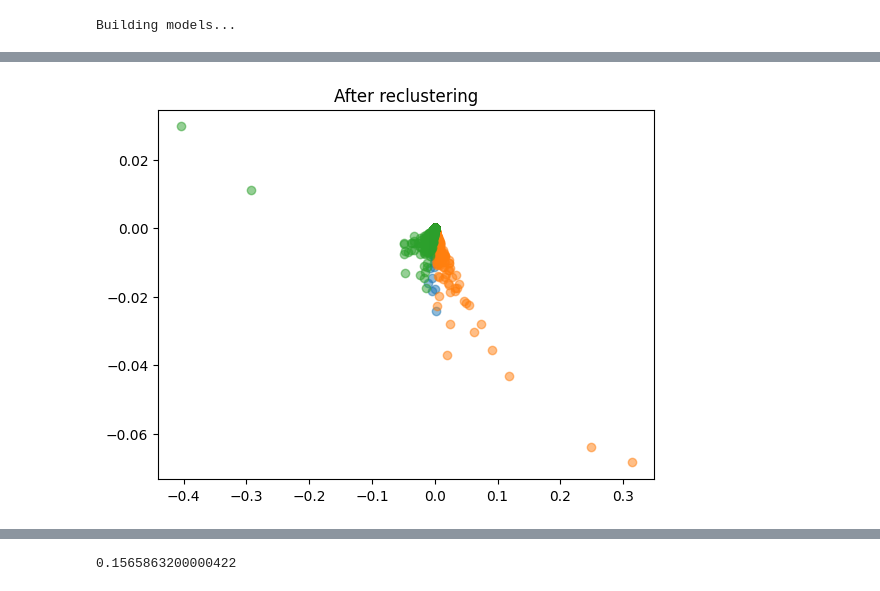
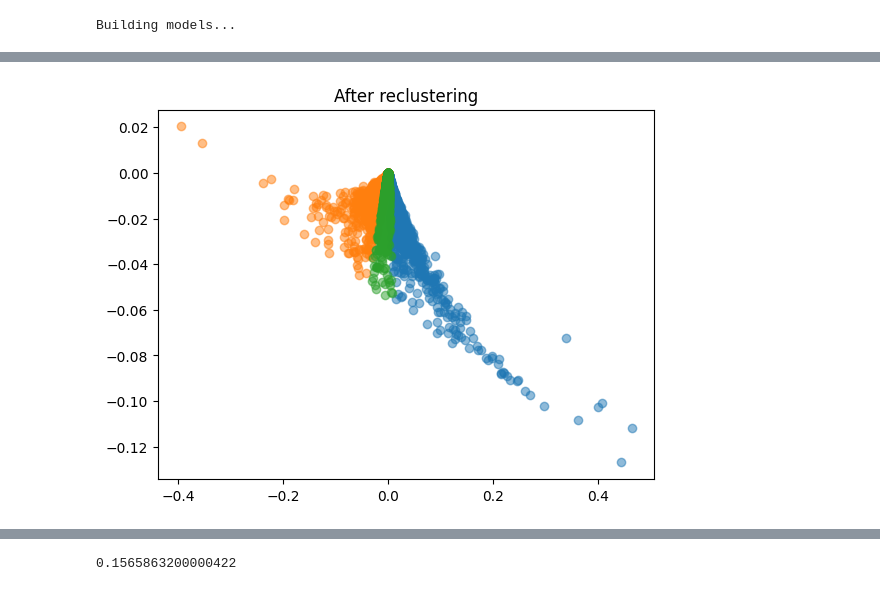
Before and after one commit to yy214/cluster-for-opt, a Jupyter notebook: clustering_for_opt.ipynb, the cells around one changed output, grey strips where cells are left out. Cells and saved outputs as stored; diff of their text form; code cells hidden in the pictures.

```diff
--- a/clustering_for_opt.ipynb
+++ b/clustering_for_opt.ipynb
@@ -180,7 +180,7 @@ from cluster_tools import kmeans_cos_elbow
 cos_clusters = get_clusters(dataset, logistic_label_01_process, kmeans_cos_elbow)
 cosine_cluster_sampler = ClusterSampler(N, BATCH_SIZE, cos_clusters)
 for i in range(cosine_cluster_sampler.cluster_count):
-    selected = compressed_labeled[cosine_cluster_sampler.clusters[i]]
+    selected = compressed_data[cosine_cluster_sampler.clusters[i]]
     plt.scatter(selected[:,0], selected[:,1])
 # plt.scatter(compressed_data[mask_0,0], compressed_data[mask_0,1], color="white", alpha=0.1)
 plt.show()
@@ -189,11 +189,11 @@ plt.show()
 # %% [markdown]
 Solvers
 # %%
-def get_grad(batch, labels, model):
+def get_grad(batch, labels, model, criterion=log_01_criterion):
     ret = np.zeros_like(batch)
     for i, (elem, lab) in enumerate(zip(batch, labels)):
         res = model(elem)
-        l = log_01_criterion(res, lab)
+        l = criterion(res, lab)
         model.zero_grad()
         l.backward()
         ret[i] = (next(model.parameters()).grad.data.detach().numpy().squeeze())
@@ -269,8 +264,8 @@ close_cluster_labels = kmeans_cos_elbow(get_grad(clustered_data, full_labels, cl
 new_cluster_sampler = ClusterSampler(N, BATCH_SIZE, close_cluster_labels)
 # %%
 for i in range(new_cluster_sampler.cluster_count):
-    selected = compressed_labeled[new_cluster_sampler.clusters[i]]
+    selected = compressed_data[new_cluster_sampler.clusters[i]]
     plt.scatter(selected[:,0], selected[:,1])
-plt.scatter(compressed_labeled[mask_0,0], compressed_labeled[mask_0,1], color="white", alpha=0.1)
+plt.scatter(compressed_data[mask_0,0], compressed_data[mask_0,1], color="white", alpha=0.1)
 plt.show()
 # %% [output]
@@ -420,0 +290,19 @@ alt_solve_problem
+# %%
+from cluster_tools import display_clusters, approx_nearest_clustering
+
+close_gradients = get_grad(clustered_data, full_labels, close_model)
+
+# alt_cluster_labels = alt_elbow(labeled_data.detach().numpy())
+alt_cluster_labels = approx_nearest_clustering(close_gradients)
+alt_clusters = [[] for _ in range(max(alt_cluster_labels)+1)]
+for i, j in enumerate(alt_cluster_labels):
+    alt_clusters[j].append(i)
+
+display_clusters(close_gradients, alt_cluster_labels, max(alt_cluster_labels)+1)
+
+# get number of thing per batch
+v = np.zeros(len(alt_clusters))
+for i in range(len(alt_clusters)):
+    grads = np.mean(close_gradients[alt_clusters[i]], axis=0)
+    v[i] = np.mean(np.sum((close_gradients[alt_clusters[i]] - grads)**2, axis=1))
+v = torch.from_numpy(v)
@@ -738,6 +733,6 @@ display_grads(dataset, model, cosine_cluster_sampler)
 # %%
-display_grads(dataset, model, new_cluster_sampler, title="After reclustering")
+display_grads(dataset, close_model, new_cluster_sampler, title="After reclustering")
 # %% [output]
-[figure, old version]
+[figure, new version]
 # %%
 all_gradients = get_grad(clustered_data, full_labels, model)
```
Also changed, not shown: parts of 44 cells of this notebook, 5 other files.
